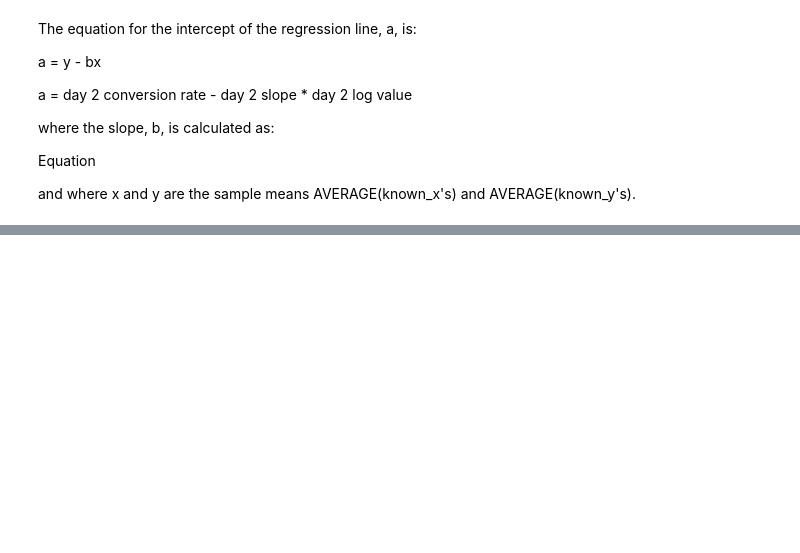
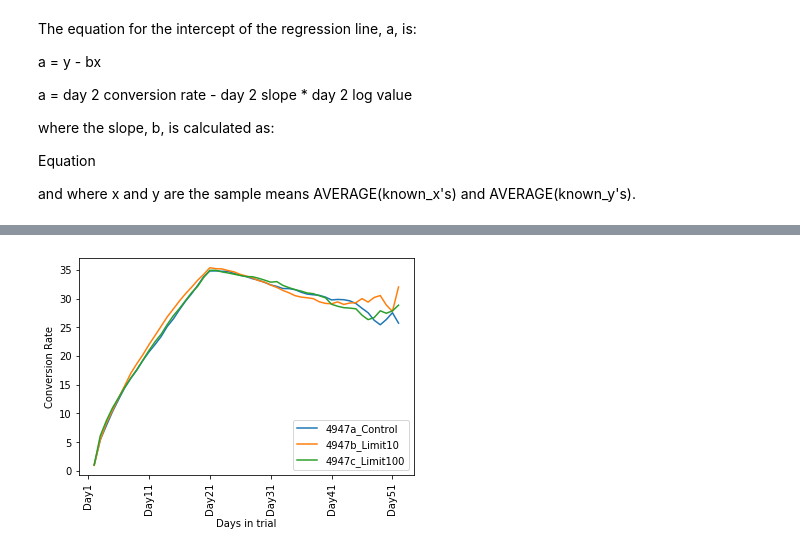
Before and after one commit to mattpupa/AB_TestForecast, a Jupyter notebook: AB_TestForecast_v1.ipynb, the cells around one changed output, grey strips where cells are left out. Drawn from its saved outputs; the diff is of its cells as text; code cells hidden in the pictures; blank space fills up the shorter version.

Commit message:
Finalized calculations for slope, intercept, and predicted conversion rates

```diff
--- a/AB_TestForecast_v1.ipynb
+++ b/AB_TestForecast_v1.ipynb
@@ -303,6 +303,6 @@ and where x and y are the sample means AVERAGE(known_x's) and AVERAGE(known_y's)
 # %%
 # Calculate y intercept values (B)
 
-interceptValues = conversionRates.iloc[:,0:].sub(slopeValues.iloc[:,0:].mul(logValues['logValue'], axis=0))
+interceptValues = conversionRates.iloc[:,0:].sub(slopeValues.iloc[:,0:].mul(logValues.iloc[:,0], axis=0))
 
 interceptValues.head()
@@ -309,6 +316,6 @@ interceptValues.head()
 # %%
 # Calculate predicted conversion rates for future days in trial
 
-conversionRatesPredicted = interceptValues.iloc[:,0:].add(slopeValues.iloc[:,0:].mul(logValues['logValue'], axis=0))
+conversionRatesPredicted = interceptValues.iloc[:,0:].add(slopeValues.iloc[:,0:].mul(logValues['logValue'][-1], axis=0))
 
-conversionRatesPredicted
+conversionRatesPredicted.head()
@@ -314,0 +329,18 @@ conversionRatesPredicted
+# %%
+# Plot predicted conversion rates with matplotlib and check result of function
+
+# gca stands for 'get current axis'
+ax = plt.gca()
+
+conversionRatesPredicted.plot(kind='line',y='4947a_Control', ax=ax)
+conversionRatesPredicted.plot(kind='line',y='4947b_Limit10', ax=ax)
+conversionRatesPredicted.plot(kind='line',y='4947c_Limit100', ax=ax)
+
+plt.xlabel('Days in trial')
+plt.ylabel('Conversion Rate')
+plt.xticks(rotation='vertical')
+plt.show()
+
+plt.close()
+# %% [output]
+[figure, added]
```
Also changed, not shown: parts of 10 cells of this notebook.
